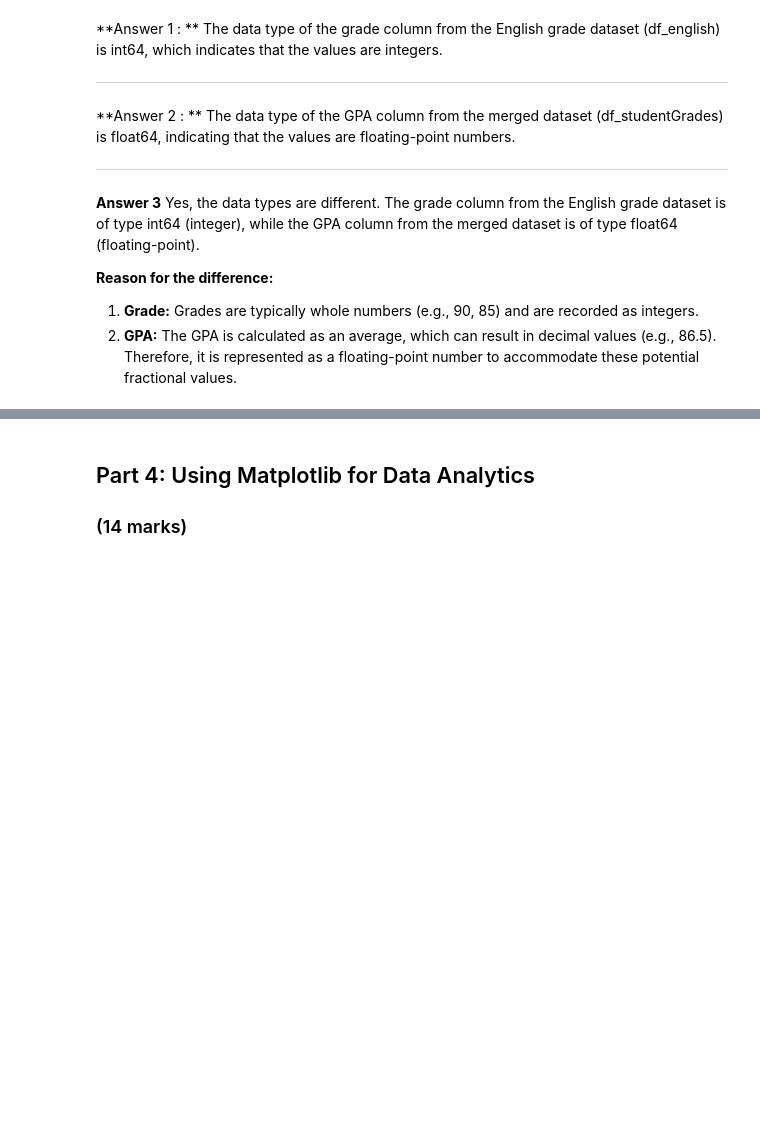
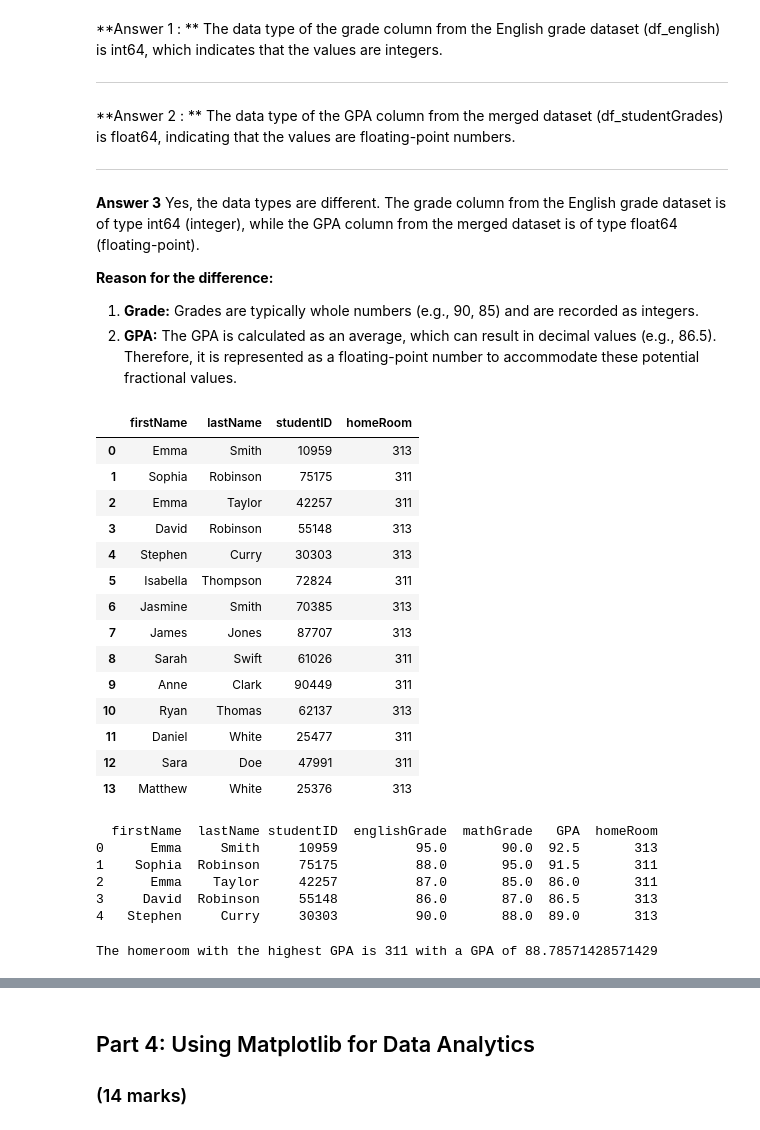
Before and after one commit to ShaikhSikanderAli/engg680_2024_fall, a Jupyter notebook: Lab_Assignment1/StudentGradeManagementSystem.ipynb, the cells around one changed output, grey strips where cells are left out. Saved outputs shown, nothing was run; the diff lists cells and outputs as text; code cells hidden in the pictures; blank space fills up the shorter version.

```diff
--- a/Lab_Assignment1/StudentGradeManagementSystem.ipynb
+++ b/Lab_Assignment1/StudentGradeManagementSystem.ipynb
@@ -348,20 +347,58 @@ Yes, the data types are different. The grade column from the English grade datas
 # %%
 # Load the student homeroom CSV file into a DataFrame using the following variable name
 # (1 mark)
-df_homeroom =
+df_homeroom = pd.read_csv('studentHomerooms.csv')
+df_homeroom.head(14)
+# %% [output]
+|  | firstName | lastName | studentID | homeRoom |
+| 0 | Emma | Smith | 10959 | 313 |
+| 1 | Sophia | Robinson | 75175 | 311 |
+| 2 | Emma | Taylor | 42257 | 311 |
+| 3 | David | Robinson | 55148 | 313 |
+| 4 | Stephen | Curry | 30303 | 313 |
+| 5 | Isabella | Thompson | 72824 | 311 |
+| 6 | Jasmine | Smith | 70385 | 313 |
+| 7 | James | Jones | 87707 | 313 |
+| 8 | Sarah | Swift | 61026 | 311 |
+| 9 | Anne | Clark | 90449 | 311 |
+| 10 | Ryan | Thomas | 62137 | 313 |
+| 11 | Daniel | White | 25477 | 311 |
+| 12 | Sara | Doe | 47991 | 311 |
+| 13 | Matthew | White | 25376 | 313 |
 # %%
 # Merge the studentHomerooms with the merged dataset. Make sure that the key you are joining on are the same typecast for both datasets.
 # Also ensure that there are no redundant columns, and finally display the first few rows.
 # Hint: try joining on more than one column to avoid having to drop redundant columns, ie. on=['studentID', '<ColumnA>', '<ColumnB>'] ...
 # (5 marks)
 #
+# Ensure the 'studentID' columns in both DataFrames are of the same data type
+df_homeroom['studentID'] = df_homeroom['studentID'].astype(str)
+df_studentGrades['studentID'] = df_studentGrades['studentID'].astype(str)
+
+# Merge the DataFrames on 'studentID' and potentially other common columns if necessary
+df_studentInfo = pd.merge(df_studentGrades, df_homeroom, on=['studentID', 'firstName', 'lastName'])
+
+# Display the first few rows of the merged DataFrame
+print(df_studentInfo.head())
+# %% [output]
+  firstName  lastName studentID  englishGrade  mathGrade   GPA  homeRoom
+0      Emma     Smith     10959          95.0       90.0  92.5       313
+1    Sophia  Robinson     75175          88.0       95.0  91.5       311
+2      Emma    Taylor     42257          87.0       85.0  86.0       311
+3     David  Robinson     55148          86.0       87.0  86.5       313
+4   Stephen     Curry     30303          90.0       88.0  89.0       313
 # %%
 # The code below calculates the mean of each homeroom class.
 df_grouped = df_studentInfo.groupby('homeRoom')['GPA'].mean()
-
 # Which homeroom has a higher GPA?
 # (1 mark)
 #
+highest_gpa_homeroom = df_grouped.idxmax()
+highest_gpa_value = df_grouped.max()
+
+print(f"The homeroom with the highest GPA is {highest_gpa_homeroom} with a GPA of {highest_gpa_value}")
+# %% [output]
+The homeroom with the highest GPA is 311 with a GPA of 88.78571428571429
 # %%
 # Now let's work with multiple sorts. The .sort_values() method can sort by multiple columns, meaning you can specify a primary column and a secondary column for sorting.
 # For example, by=['ColumnA', 'ColumnB'] will first sort by ColumnA and then by ColumnB.
```
Also changed, not shown: parts of 9 cells of this notebook.
